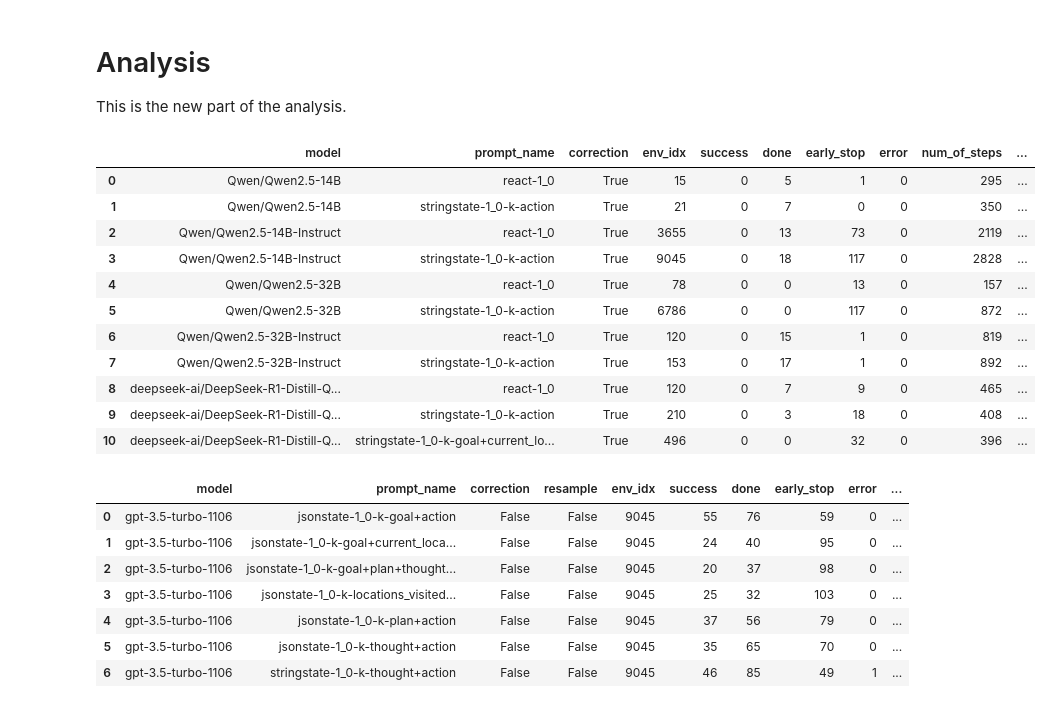
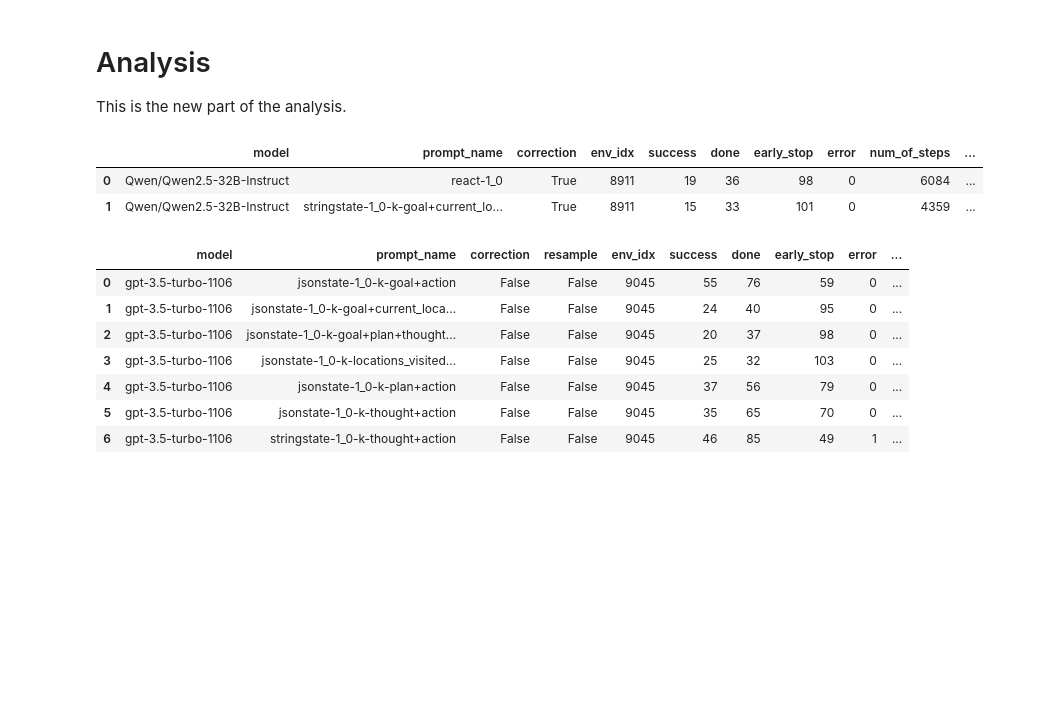
Before and after one commit to ai-nikolai/StateAct, a Jupyter notebook: alfworld_runs/analysis_alfworld_eval_notebook.ipynb, the cells around one changed output. Drawn from its saved outputs; the diff is of its cells as text; code cells hidden in the pictures; blank space fills up the shorter version.

```diff
--- a/alfworld_runs/analysis_alfworld_eval_notebook.ipynb
+++ b/alfworld_runs/analysis_alfworld_eval_notebook.ipynb
@@ -152,28 +152,28 @@ def create_pivot(in_data,variable="success",aggregation_function="sum"):# pivot1
     piv_table = pivot_table.reset_index()
     return piv_table
 # %%
-file_name = "v5_3_eval"
+# file_name = "v5_2_eval_main"
+file_name = "v5_eval_correction"
+# file_name = "v5_eval"
+# file_name = "v5_3_eval"
+# file_name = "v5_3_eval_16K"
+# file_name = "v5_3_test"
+
+
+
+
 # new_eval = load_data("v4_0_0_eval")
 new_eval = load_data(file_name)
 # new_eval.head()
 
 x,y = analyse_data_old(new_eval)
 y.to_csv(f"{file_name}_scores.csv",sep="&",index=False, float_format='%.2f')
 
 x.head()
 # %% [output]
 |  | model | prompt_name | correction | env_idx | success | done | early_stop | error | num_of_steps | ... |
-| 0 | Qwen/Qwen2.5-14B | react-1_0 | True | 15 | 0 | 5 | 1 | 0 | 295 | ... |
-| 1 | Qwen/Qwen2.5-14B | stringstate-1_0-k-action | True | 21 | 0 | 7 | 0 | 0 | 350 | ... |
-| 2 | Qwen/Qwen2.5-14B-Instruct | react-1_0 | True | 3655 | 0 | 13 | 73 | 0 | 2119 | ... |
-| 3 | Qwen/Qwen2.5-14B-Instruct | stringstate-1_0-k-action | True | 9045 | 0 | 18 | 117 | 0 | 2828 | ... |
-| 4 | Qwen/Qwen2.5-32B | react-1_0 | True | 78 | 0 | 0 | 13 | 0 | 157 | ... |
-| 5 | Qwen/Qwen2.5-32B | stringstate-1_0-k-action | True | 6786 | 0 | 0 | 117 | 0 | 872 | ... |
-| 6 | Qwen/Qwen2.5-32B-Instruct | react-1_0 | True | 120 | 0 | 15 | 1 | 0 | 819 | ... |
-| 7 | Qwen/Qwen2.5-32B-Instruct | stringstate-1_0-k-action | True | 153 | 0 | 17 | 1 | 0 | 892 | ... |
-| 8 | deepseek-ai/DeepSeek-R1-Distill-Q... | react-1_0 | True | 120 | 0 | 7 | 9 | 0 | 465 | ... |
-| 9 | deepseek-ai/DeepSeek-R1-Distill-Q... | stringstate-1_0-k-action | True | 210 | 0 | 3 | 18 | 0 | 408 | ... |
-| 10 | deepseek-ai/DeepSeek-R1-Distill-Q... | stringstate-1_0-k-goal+current_lo... | True | 496 | 0 | 0 | 32 | 0 | 396 | ... |
+| 0 | Qwen/Qwen2.5-32B-Instruct | react-1_0 | True | 8911 | 19 | 36 | 98 | 0 | 6084 | ... |
+| 1 | Qwen/Qwen2.5-32B-Instruct | stringstate-1_0-k-goal+current_lo... | True | 8911 | 15 | 33 | 101 | 0 | 4359 | ... |
 # %%
 file_name = "v4_1_0_eval"
 # new_eval = load_data("v4_1_0_eval")
```
Also changed, not shown: 1 other file.
